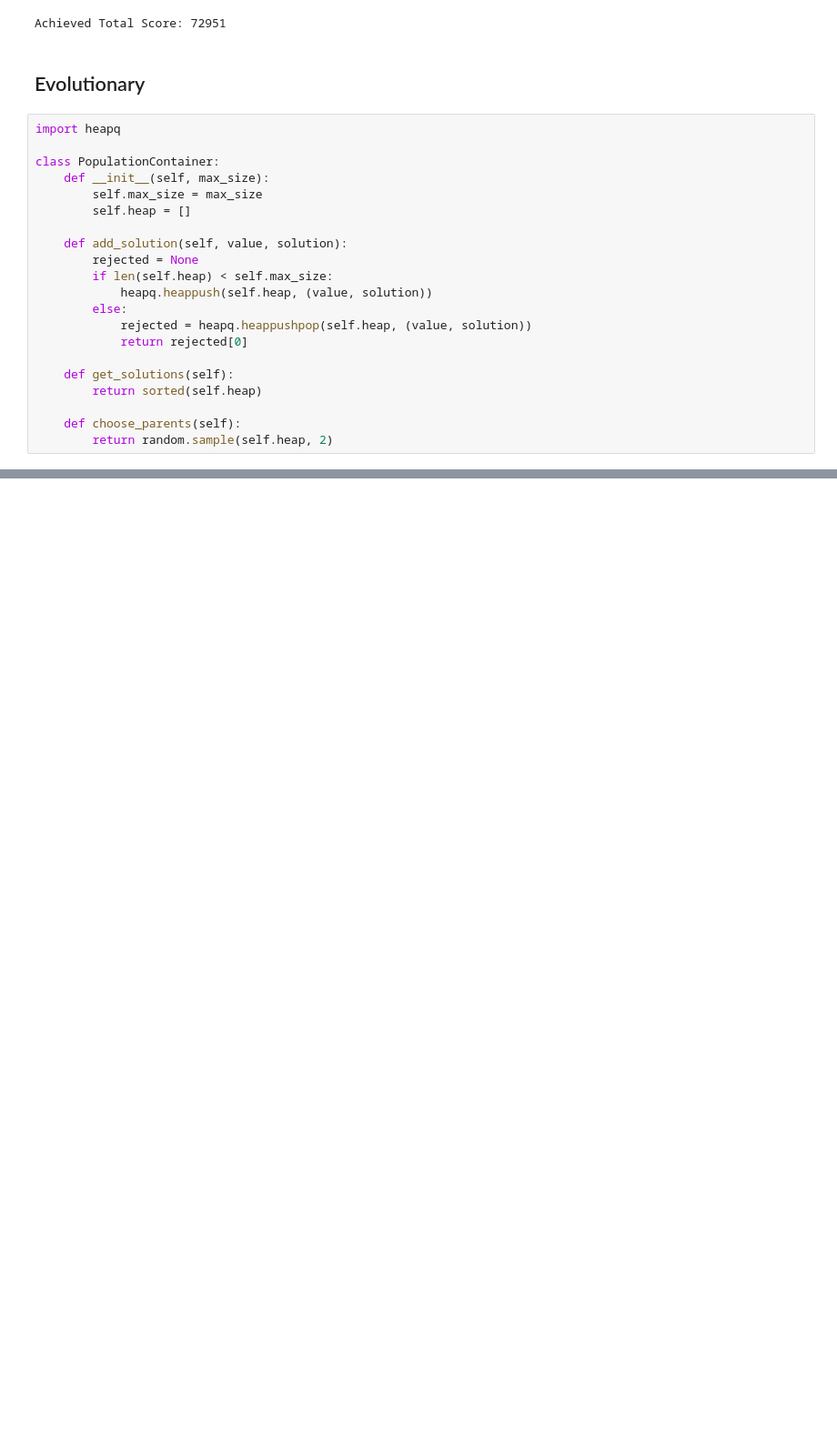
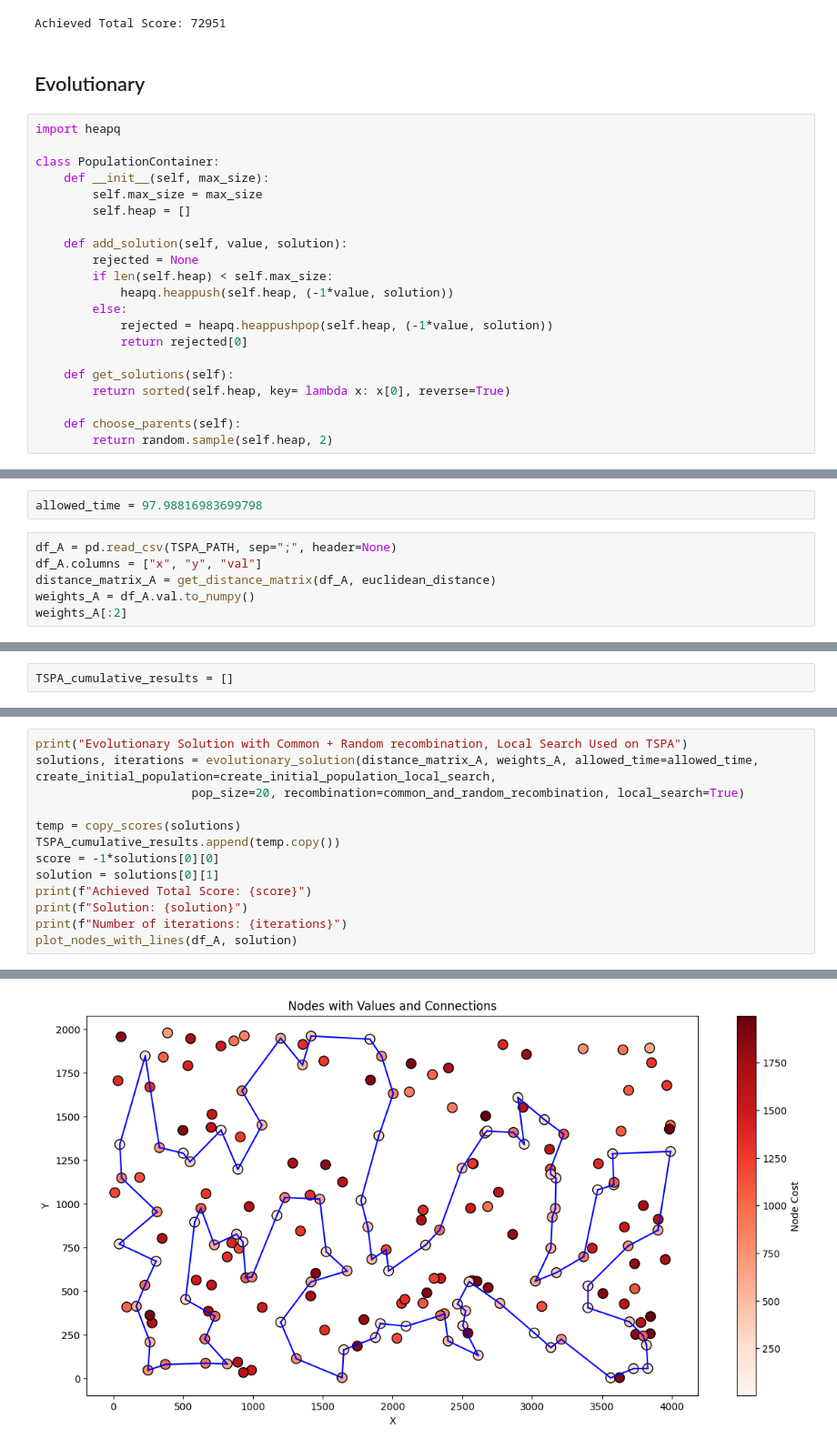
Before and after one commit to MatTheTab/Evolutionary-Computation, a Jupyter notebook: Assignment_9_Evolutionary_Metaheuristics/Assignment_9_Hybrid_Evolutionary_Algorithm.ipynb, the cells around one changed output, grey strips where cells are left out. Shown at 91% size. Cells and saved outputs as stored; diff of their text form; blank space fills up the shorter version.

Commit message:
Finish assignment 9 evolutionary

```diff
--- a/Assignment_9_Evolutionary_Metaheuristics/Assignment_9_Hybrid_Evolutionary_Algorithm.ipynb
+++ b/Assignment_9_Evolutionary_Metaheuristics/Assignment_9_Hybrid_Evolutionary_Algorithm.ipynb
@@ -710,13 +710,13 @@ class PopulationContainer:
     def add_solution(self, value, solution):
         rejected = None
         if len(self.heap) < self.max_size:
-            heapq.heappush(self.heap, (value, solution))
+            heapq.heappush(self.heap, (-1*value, solution))
         else:
-            rejected = heapq.heappushpop(self.heap, (value, solution))
+            rejected = heapq.heappushpop(self.heap, (-1*value, solution))
             return rejected[0]
 
     def get_solutions(self):
-        return sorted(self.heap)
+        return sorted(self.heap, key= lambda x: x[0], reverse=True)
 
     def choose_parents(self):
         return random.sample(self.heap, 2)
@@ -906,0 +970,8 @@ allowed_time = 100
+# %%
+allowed_time = 97.98816983699798
+# %%
+df_A = pd.read_csv(TSPA_PATH, sep=";", header=None)
+df_A.columns = ["x", "y", "val"]
+distance_matrix_A = get_distance_matrix(df_A, euclidean_distance)
+weights_A = df_A.val.to_numpy()
+weights_A[:2]
@@ -906,0 +980,2 @@ allowed_time = 100
+# %%
+TSPA_cumulative_results = []
@@ -906,0 +984,14 @@ allowed_time = 100
+# %%
+print("Evolutionary Solution with Common + Random recombination, Local Search Used on TSPA")
+solutions, iterations = evolutionary_solution(distance_matrix_A, weights_A, allowed_time=allowed_time, create_initial_population=create_initial_population_local_search,
+                      pop_size=20, recombination=common_and_random_recombination, local_search=True)
+
+temp = copy_scores(solutions)
+TSPA_cumulative_results.append(temp.copy())
+score = -1*solutions[0][0]
+solution = solutions[0][1]
+print(f"Achieved Total Score: {score}")
+print(f"Solution: {solution}")
+print(f"Number of iterations: {iterations}")
+plot_nodes_with_lines(df_A, solution)
+# %% [output]
@@ -906,0 +1002 @@ allowed_time = 100
+[figure, added]
```
Also changed, not shown: parts of 34 cells of this notebook.
